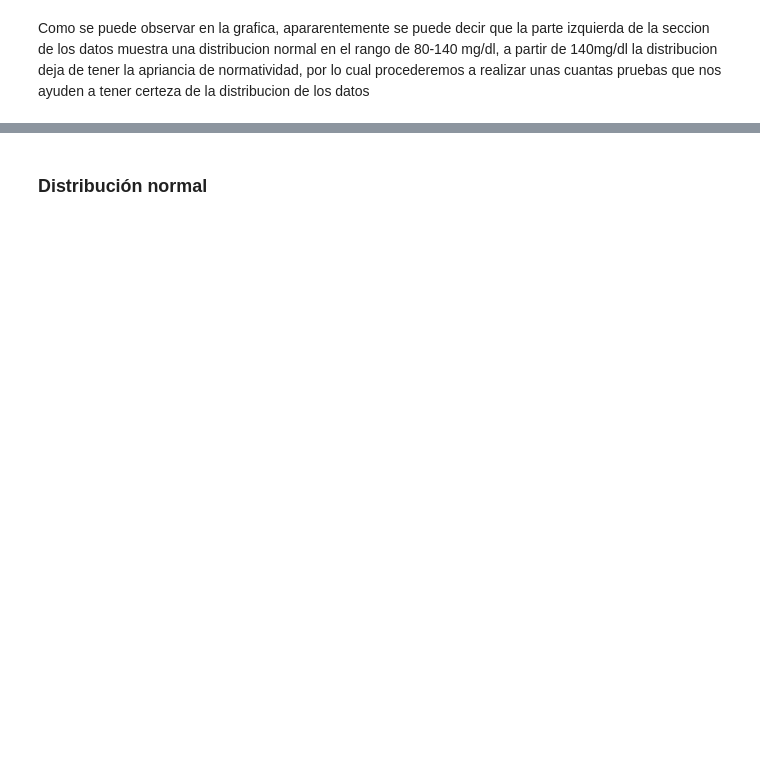
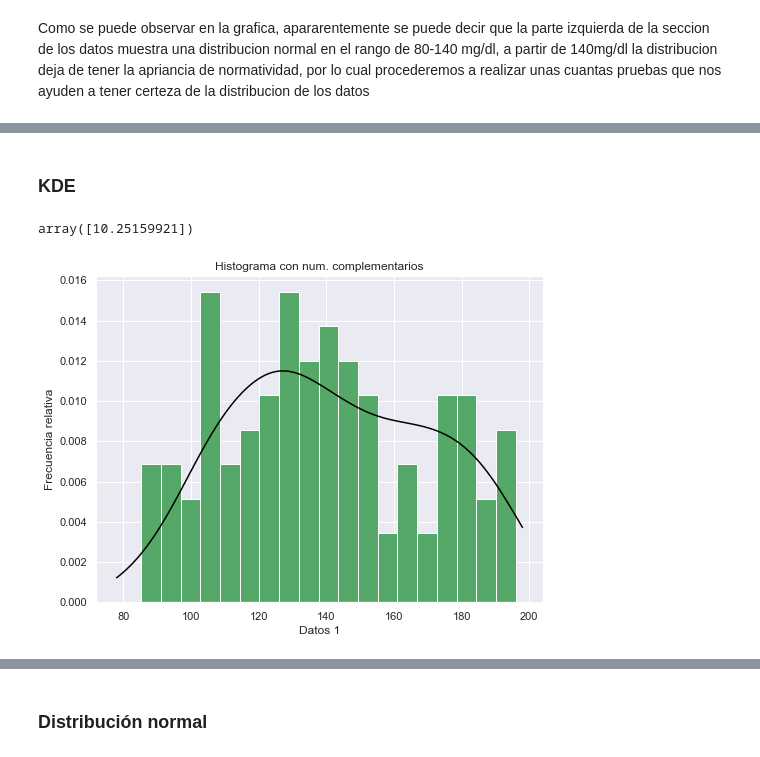
Before and after one commit to Carolina1002/PROYECTO_CBARBA_MAOCHOA, a Jupyter notebook: Proyecto_CBARBA_MAOCHOA.ipynb, the cells around one changed output, grey strips where cells are left out. Saved outputs shown, nothing was run; the diff lists cells and outputs as text; code cells hidden in the pictures; blank space fills up the shorter version.

```diff
--- a/Proyecto_CBARBA_MAOCHOA.ipynb
+++ b/Proyecto_CBARBA_MAOCHOA.ipynb
@@ -108,0 +133,2 @@ Como se puede observar en la grafica, apararentemente se puede decir que la part
+# %% [markdown]
+### KDE
@@ -108,0 +139,6 @@ Como se puede observar en la grafica, apararentemente se puede decir que la part
+# %%
+data_a = np.array(strokeBy_glucose_2["Glucose"]).flatten()
+bw_f = bw_kdem(strokeBy_glucose_2["Glucose"])
+bw_f # bandwith con la funcion
+# %% [output]
+array([10.25159921])
@@ -108,0 +161,35 @@ Como se puede observar en la grafica, apararentemente se puede decir que la part
+# %%
+# Generar f y t
+x_a = np.arange(data_a.min(), data_a.max())
+kd_s = KernelDensity(bandwidth = bw_f, kernel = "gaussian").fit(data_a[:, np.newaxis])
+f = lambda data_a: np.exp(kd_s.score_samples(data_a[:, None])) # función de densidad g(x)
+a = f(optimize.fmin(lambda x_a: -f(x_a), 16, disp = False))
+t = lambda x_a: a * np.ones([len(x_a)])
+# %%
+def complementarios(N): #Funcion que regresa R_2 con metodo de reduccion de varianza num. complementarios
+    r_2a = np.random.rand(int(N / 2))
+    r_2b = 1 - r_2a
+    return np.concatenate([r_2a, r_2b])
+# %%
+# Validación del método con reducción de varianza
+N = 10000
+R_2 = complementarios(N)
+R_1 = np.random.uniform(data_a.min(), data_a.max(), size = N)
+val_rv = var_ar(R_2, R_1, f, t, 100)
+# %%
+def hist_bd(bandwidth, datos, f, title, xlabel, xgrid): # Funcion que grafica el histograma de los datos usando bandwith
+                                                                 # con la funcion densidad
+    plt.figure(figsize = [8, 6])
+    plt.plot(x_a, f(x_a), color = "black")
+    plt.hist(datos, bins = int(datos.max() / bandwidth), density = True, color = "g")
+    plt.title(title)
+    plt.xlabel(xlabel)
+    plt.ylabel("Frecuencia relativa")
+    plt.show()
+# %%
+# Histograma
+hist_bd1 = hist_bd(bw_f, val_rv, f, "Histograma con num. complementarios",
+                        "Datos 1", x_a)
+hist_bd1
+# %% [output]
+[figure, added]
```
Also changed, not shown: parts of 51 cells of this notebook.
